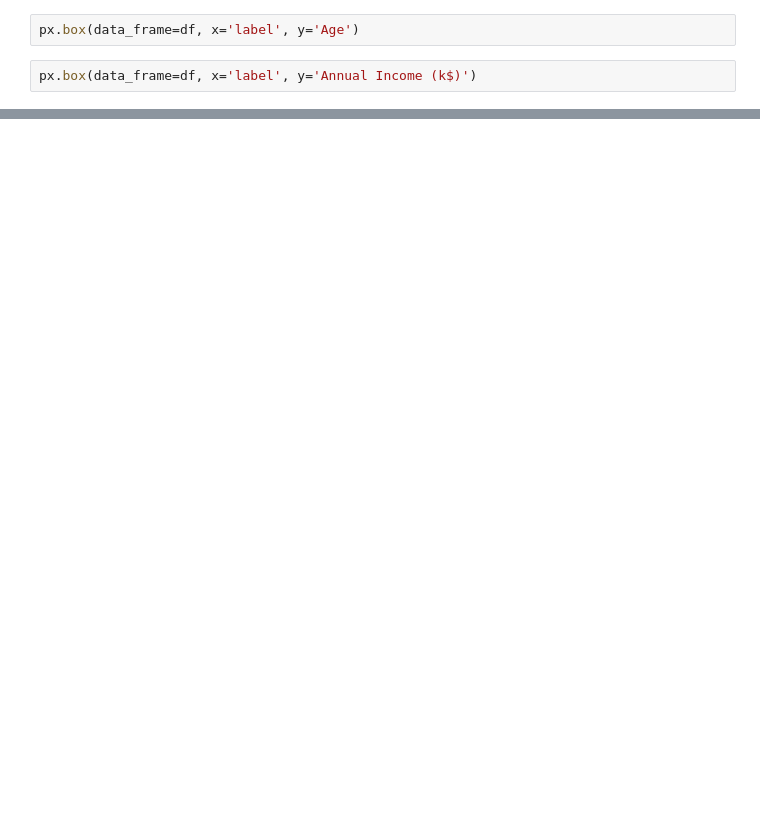
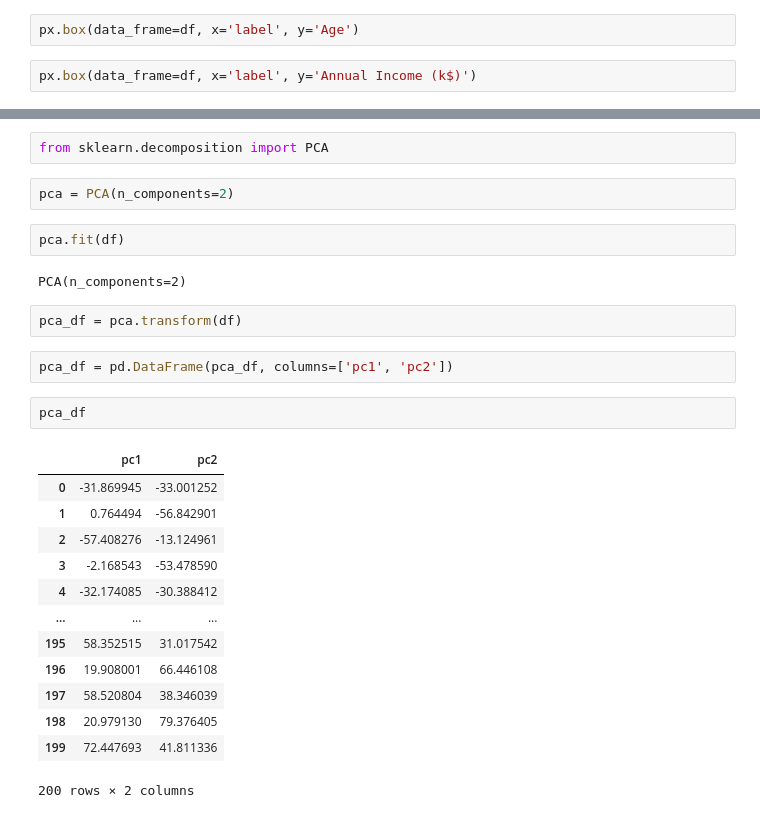
Before and after one commit to sngsuNoh/Ecommerce_Data, a Jupyter notebook: Customer_Classification.ipynb, the cells around one changed output, grey strips where cells are left out. Drawn from its saved outputs; the diff is of its cells as text; blank space fills up the shorter version.

```diff
--- a/Customer_Classification.ipynb
+++ b/Customer_Classification.ipynb
@@ -214,0 +219,28 @@ px.box(data_frame=df, x='label', y='Annual Income (k$)')
+# %%
+from sklearn.decomposition import PCA
+# %%
+pca = PCA(n_components=2)
+# %%
+pca.fit(df)
+# %% [output]
+PCA(n_components=2)
+# %%
+pca_df = pca.transform(df)
+# %%
+pca_df = pd.DataFrame(pca_df, columns=['pc1', 'pc2'])
+# %%
+pca_df
+# %% [output]
+|  | pc1 | pc2 |
+| 0 | -31.869945 | -33.001252 |
+| 1 | 0.764494 | -56.842901 |
+| 2 | -57.408276 | -13.124961 |
+| 3 | -2.168543 | -53.478590 |
+| 4 | -32.174085 | -30.388412 |
+| ... | ... | ... |
+| 195 | 58.352515 | 31.017542 |
+| 196 | 19.908001 | 66.446108 |
+| 197 | 58.520804 | 38.346039 |
+| 198 | 20.979130 | 79.376405 |
+| 199 | 72.447693 | 41.811336 |
+200 rows × 2 columns
```
Also changed, not shown: parts of 12 cells of this notebook.
